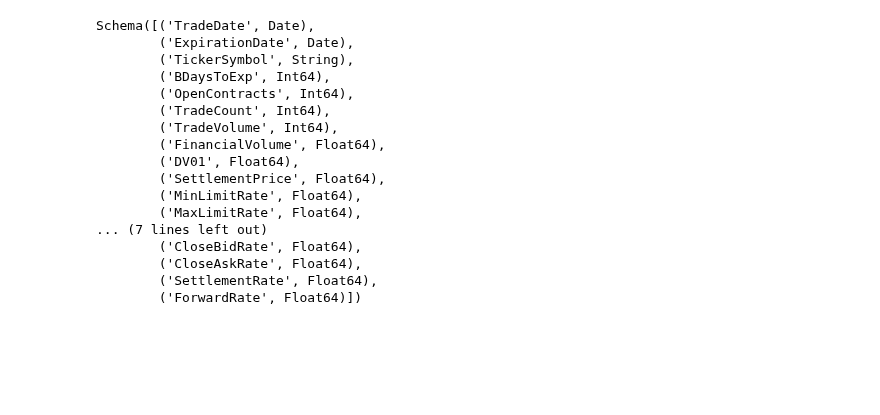
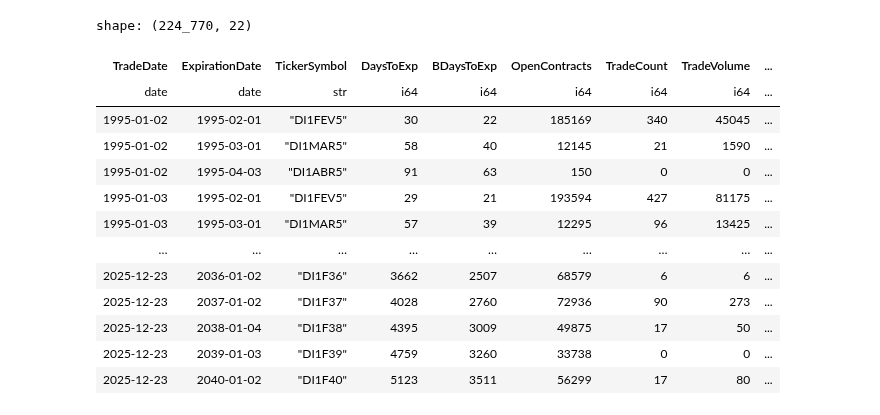
Before and after one commit to crdcj/pyield-data, a Jupyter notebook: notebooks/check_di.ipynb, the cells around one changed output. Saved outputs shown, nothing was run; the diff lists cells and outputs as text; code cells hidden in the pictures; blank space fills up the shorter version.

```diff
--- a/notebooks/check_di.ipynb
+++ b/notebooks/check_di.ipynb
@@ -84,23 +130,23 @@ shape: (39, 21)
-# %%
-df.schema
-# %% [output]
-Schema([('TradeDate', Date),
-        ('ExpirationDate', Date),
-        ('TickerSymbol', String),
-        ('BDaysToExp', Int64),
-        ('OpenContracts', Int64),
-        ('TradeCount', Int64),
-        ('TradeVolume', Int64),
-        ('FinancialVolume', Float64),
-        ('DV01', Float64),
-        ('SettlementPrice', Float64),
-        ('MinLimitRate', Float64),
-        ('MaxLimitRate', Float64),
-... (7 lines left out)
-        ('CloseBidRate', Float64),
-        ('CloseAskRate', Float64),
-        ('SettlementRate', Float64),
-        ('ForwardRate', Float64)])
+# %%
+df = df.with_columns(
+    DaysToExp=(pl.col("ExpirationDate") - pl.col("TradeDate")).dt.total_days()
+)
+df
+# %% [output]
+shape: (224_770, 22)
+| TradeDate | ExpirationDate | TickerSymbol | DaysToExp | BDaysToExp | OpenContracts | TradeCount | TradeVolume | ... |
+| date | date | str | i64 | i64 | i64 | i64 | i64 | ... |
+| 1995-01-02 | 1995-02-01 | "DI1FEV5" | 30 | 22 | 185169 | 340 | 45045 | ... |
+| 1995-01-02 | 1995-03-01 | "DI1MAR5" | 58 | 40 | 12145 | 21 | 1590 | ... |
+| 1995-01-02 | 1995-04-03 | "DI1ABR5" | 91 | 63 | 150 | 0 | 0 | ... |
+| 1995-01-03 | 1995-02-01 | "DI1FEV5" | 29 | 21 | 193594 | 427 | 81175 | ... |
+| 1995-01-03 | 1995-03-01 | "DI1MAR5" | 57 | 39 | 12295 | 96 | 13425 | ... |
+| … | … | … | … | … | … | … | … | ... |
+| 2025-12-23 | 2036-01-02 | "DI1F36" | 3662 | 2507 | 68579 | 6 | 6 | ... |
+| 2025-12-23 | 2037-01-02 | "DI1F37" | 4028 | 2760 | 72936 | 90 | 273 | ... |
+| 2025-12-23 | 2038-01-04 | "DI1F38" | 4395 | 3009 | 49875 | 17 | 50 | ... |
+| 2025-12-23 | 2039-01-03 | "DI1F39" | 4759 | 3260 | 33738 | 0 | 0 | ... |
+| 2025-12-23 | 2040-01-02 | "DI1F40" | 5123 | 3511 | 56299 | 17 | 80 | ... |
 # %%
 df
 # %% [output]
```
Also changed, not shown: parts of 7 cells of this notebook, 2 other files.
